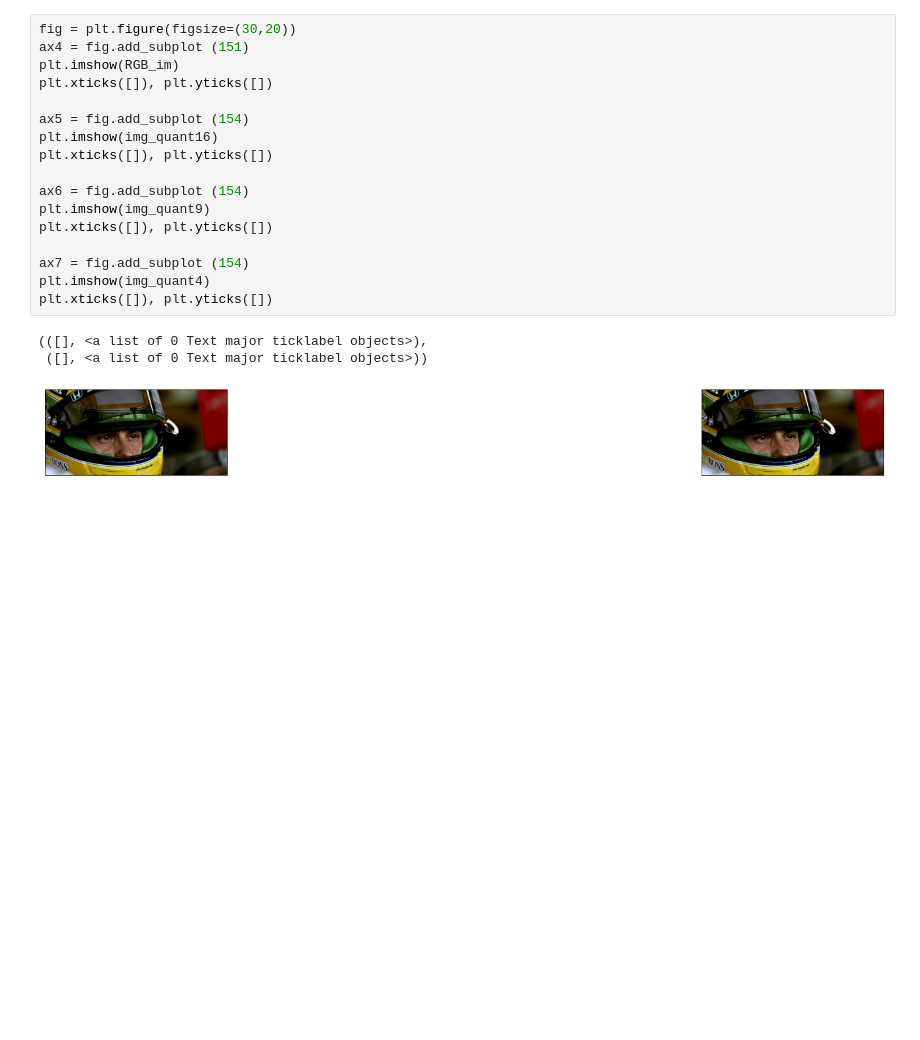
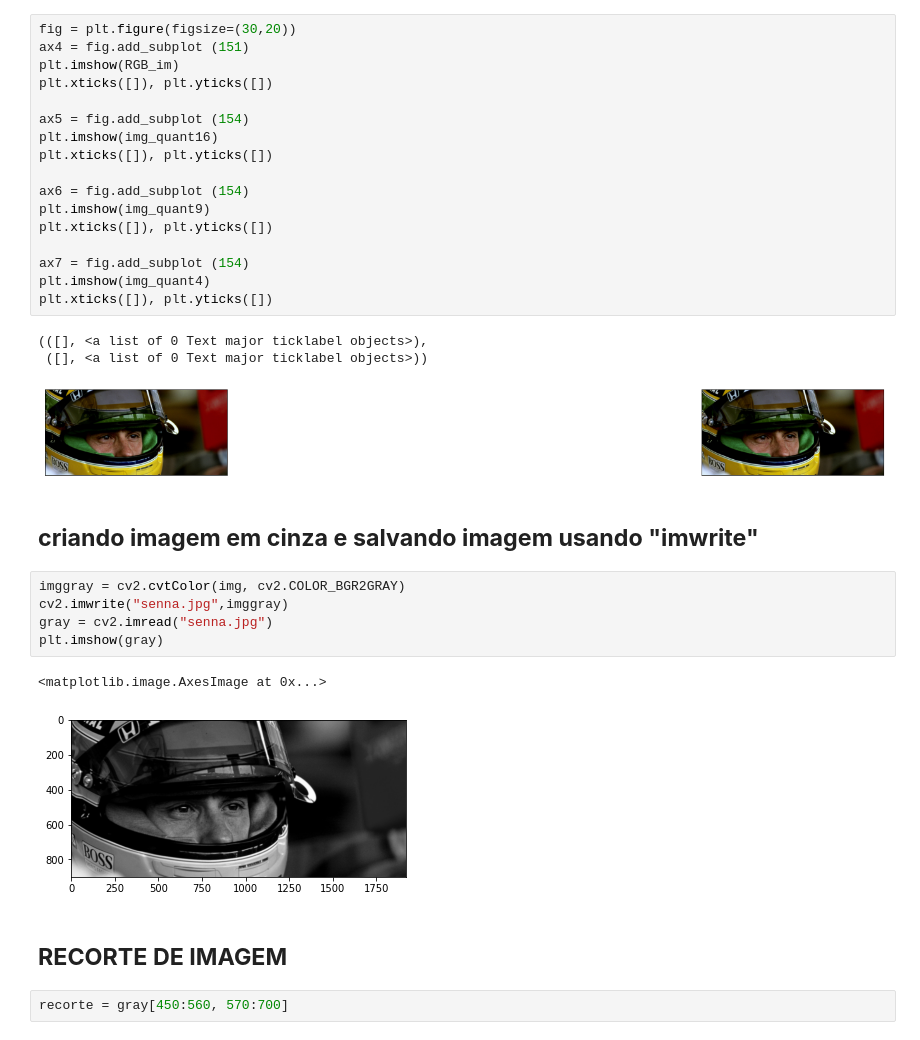
Before and after one commit to LuisFilipeAraujo/senna, a Jupyter notebook: SENNA.ipynb, the cells around one changed output. Cells and saved outputs as stored; diff of their text form; blank space fills up the shorter version.

```diff
--- a/SENNA.ipynb
+++ b/SENNA.ipynb
@@ -212,3 +212,17 @@ plt.xticks([]), plt.yticks([])
 (([], <a list of 0 Text major ticklabel objects>),
  ([], <a list of 0 Text major ticklabel objects>))
 [figure]
+# %% [markdown]
+## **criando imagem em cinza e salvando imagem usando "imwrite"**
+# %%
+imggray = cv2.cvtColor(img, cv2.COLOR_BGR2GRAY)
+cv2.imwrite("senna.jpg",imggray)
+gray = cv2.imread("senna.jpg")
+plt.imshow(gray)
+# %% [output]
+<matplotlib.image.AxesImage at 0x...>
+[figure, added]
+# %% [markdown]
+## **RECORTE DE IMAGEM**
+# %%
+recorte = gray[450:560, 570:700]
```
Also changed, not shown: parts of 31 cells of this notebook.
